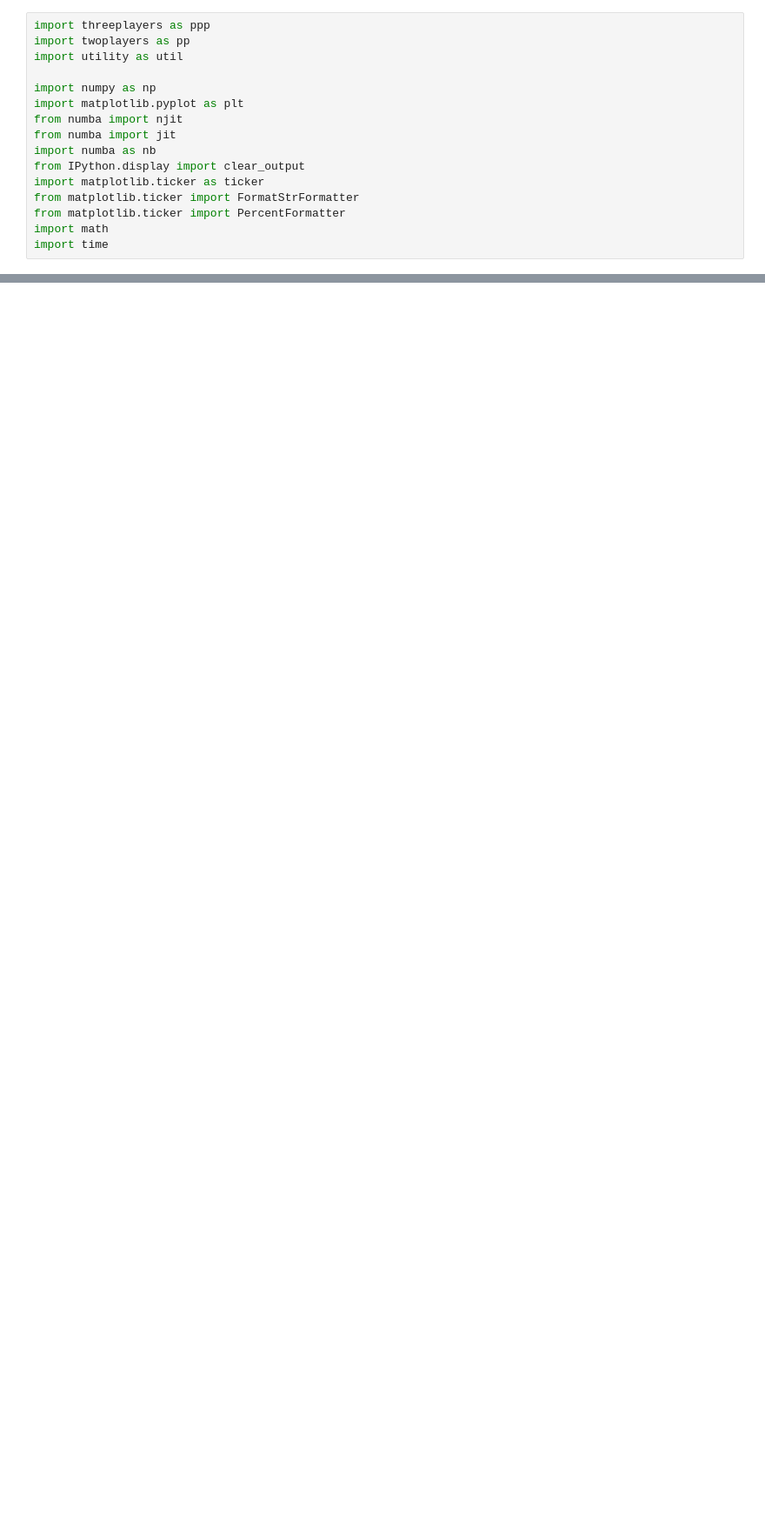
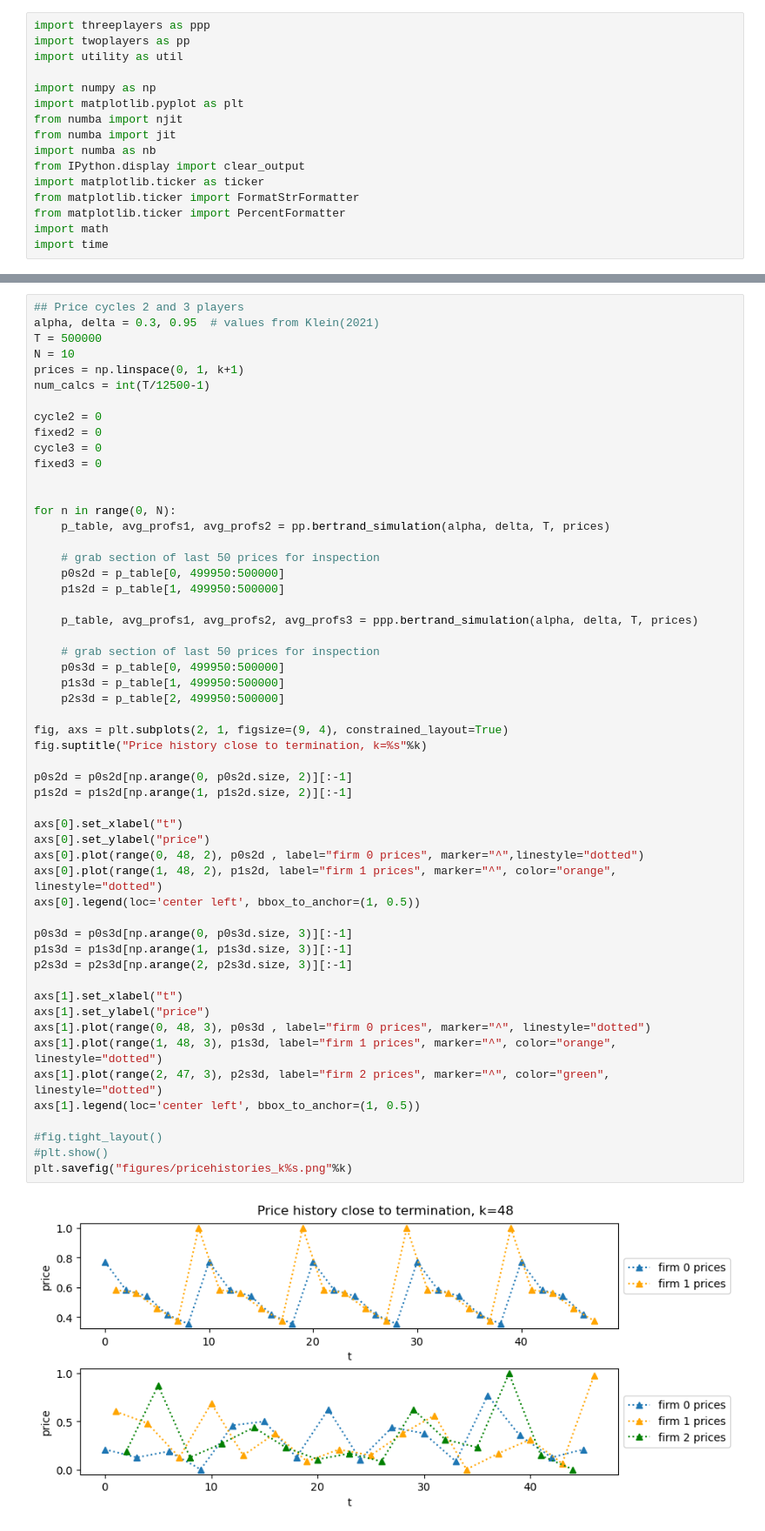
Before and after one commit to daanario/bachelor, a Jupyter notebook: main.ipynb, the cells around one changed output, grey strips where cells are left out. Shown at 87% size. Saved outputs shown, nothing was run; the diff lists cells and outputs as text; blank space fills up the shorter version.

```diff
--- a/main.ipynb
+++ b/main.ipynb
@@ -1067,0 +403,56 @@ plt.savefig("figures/zeroprofitruns_k%s"%k)
+# %%
+## Price cycles 2 and 3 players
+alpha, delta = 0.3, 0.95  # values from Klein(2021)
+T = 500000
+N = 10
+prices = np.linspace(0, 1, k+1)
+num_calcs = int(T/12500-1)
+
+cycle2 = 0
+fixed2 = 0
+cycle3 = 0
+fixed3 = 0
+
+
+for n in range(0, N):
+    p_table, avg_profs1, avg_profs2 = pp.bertrand_simulation(alpha, delta, T, prices)
+
+    # grab section of last 50 prices for inspection
+    p0s2d = p_table[0, 499950:500000]
+    p1s2d = p_table[1, 499950:500000]
+
+    p_table, avg_profs1, avg_profs2, avg_profs3 = ppp.bertrand_simulation(alpha, delta, T, prices)
+
+    # grab section of last 50 prices for inspection
+    p0s3d = p_table[0, 499950:500000]
+    p1s3d = p_table[1, 499950:500000]
+    p2s3d = p_table[2, 499950:500000]
+
+fig, axs = plt.subplots(2, 1, figsize=(9, 4), constrained_layout=True)
+fig.suptitle("Price history close to termination, k=%s"%k)
+
+p0s2d = p0s2d[np.arange(0, p0s2d.size, 2)][:-1]
+p1s2d = p1s2d[np.arange(1, p1s2d.size, 2)][:-1]
+
+axs[0].set_xlabel("t")
+axs[0].set_ylabel("price")
+axs[0].plot(range(0, 48, 2), p0s2d , label="firm 0 prices", marker="^",linestyle="dotted")
+axs[0].plot(range(1, 48, 2), p1s2d, label="firm 1 prices", marker="^", color="orange", linestyle="dotted")
+axs[0].legend(loc='center left', bbox_to_anchor=(1, 0.5))
+
+p0s3d = p0s3d[np.arange(0, p0s3d.size, 3)][:-1]
+p1s3d = p1s3d[np.arange(1, p1s3d.size, 3)][:-1]
+p2s3d = p2s3d[np.arange(2, p2s3d.size, 3)][:-1]
+
+axs[1].set_xlabel("t")
+axs[1].set_ylabel("price")
+axs[1].plot(range(0, 48, 3), p0s3d , label="firm 0 prices", marker="^", linestyle="dotted")
+axs[1].plot(range(1, 48, 3), p1s3d, label="firm 1 prices", marker="^", color="orange", linestyle="dotted")
+axs[1].plot(range(2, 47, 3), p2s3d, label="firm 2 prices", marker="^", color="green", linestyle="dotted")
+axs[1].legend(loc='center left', bbox_to_anchor=(1, 0.5))
+
+#fig.tight_layout()
+#plt.show()
+plt.savefig("figures/pricehistories_k%s.png"%k)
+# %% [output]
+[figure, added]
```
Also changed, not shown: parts of 57 cells of this notebook.
